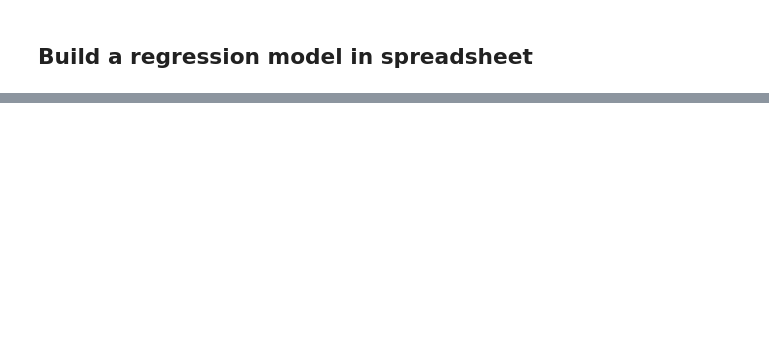
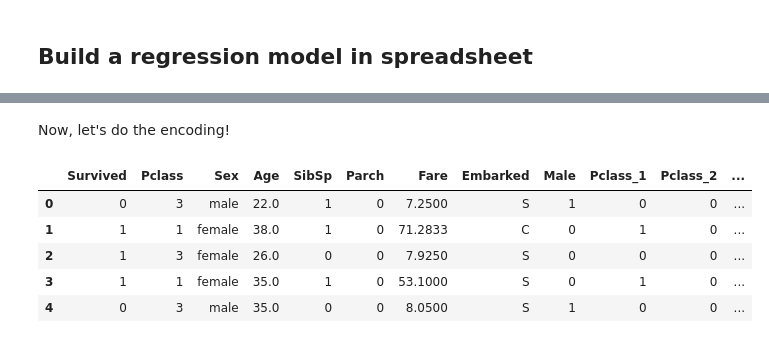
Before and after one commit to conti748/fastbook, a Jupyter notebook: 03_neural_net_foundations/lesson.ipynb, the cells around one changed output, grey strips where cells are left out. Cells and saved outputs as stored; diff of their text form; code cells hidden in the pictures; blank space fills up the shorter version.

```diff
--- a/03_neural_net_foundations/lesson.ipynb
+++ b/03_neural_net_foundations/lesson.ipynb
@@ -399,0 +436,4 @@ GPUs are good in matrix multiplications thanks to tensor-core
+# %%
+import pandas as pd
+df_train = pd.read_csv('./train.csv')
+df_train.head()
@@ -399,0 +451,16 @@ GPUs are good in matrix multiplications thanks to tensor-core
+# %%
+selected_columns = ['Survived',
+                    'Pclass',
+                    'Sex',
+                    'Age',
+                    'SibSp',
+                    'Parch',
+                    'Fare',
+                    'Embarked']
+
+df_train = df_train[selected_columns]
+
+print(f"Dataset with len {len(df_train)}")
+df_train.dropna(inplace=True)
+print(f"Dataset with len {len(df_train)}")
+df_train.head()
@@ -399,0 +476,16 @@ GPUs are good in matrix multiplications thanks to tensor-core
+# %% [markdown]
+Now, let's do the encoding!
+# %%
+df_train['Male'] = df_train['Sex'].map({'male': 1, 'female': 0})
+df_train['Pclass_1'] = df_train['Pclass'].map({1: 1, 2: 0, 3: 0})
+df_train['Pclass_2'] = df_train['Pclass'].map({1: 0, 2: 1, 3: 0})
+df_train['Embarked_S'] = df_train['Embarked'].map({'S': 1, 'C': 0, 'Q': 0})
+df_train['Embarked_C'] = df_train['Embarked'].map({'S': 0, 'C': 1, 'Q': 0})
+df_train.head()
+# %% [output]
+|  | Survived | Pclass | Sex | Age | SibSp | Parch | Fare | Embarked | Male | Pclass_1 | Pclass_2 | ... |
+| 0 | 0 | 3 | male | 22.0 | 1 | 0 | 7.2500 | S | 1 | 0 | 0 | ... |
+| 1 | 1 | 1 | female | 38.0 | 1 | 0 | 71.2833 | C | 0 | 1 | 0 | ... |
+| 2 | 1 | 3 | female | 26.0 | 0 | 0 | 7.9250 | S | 0 | 0 | 0 | ... |
+| 3 | 1 | 1 | female | 35.0 | 1 | 0 | 53.1000 | S | 0 | 1 | 0 | ... |
+| 4 | 0 | 3 | male | 35.0 | 0 | 0 | 8.0500 | S | 1 | 0 | 0 | ... |
```
Also changed, not shown: parts of 33 cells of this notebook, 3 other files.
